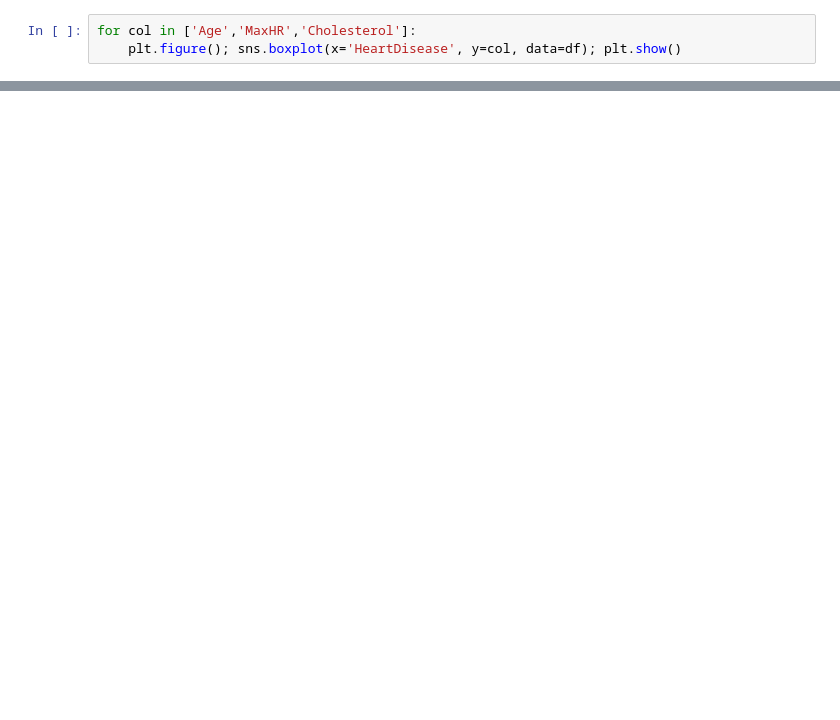
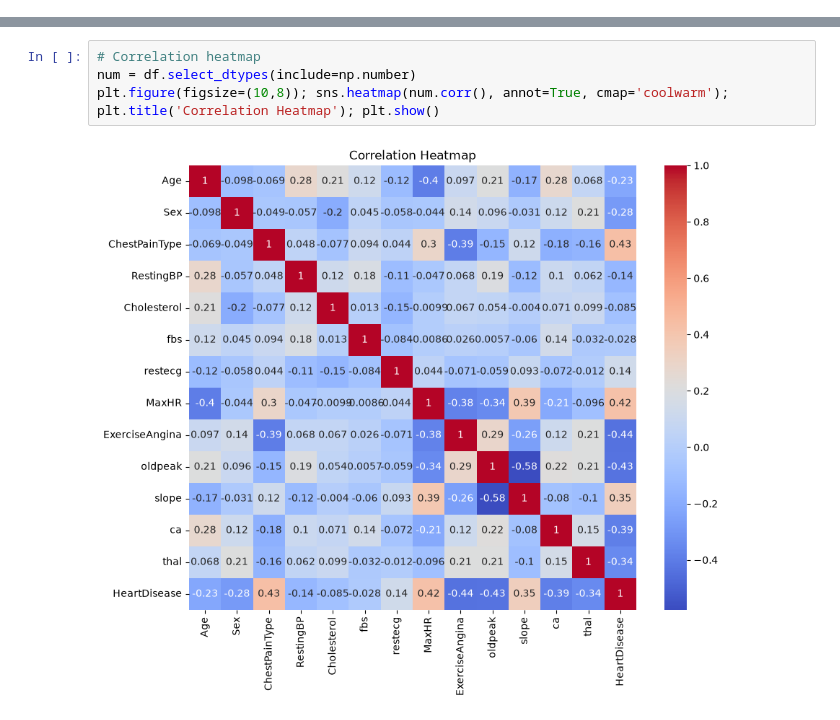
Before and after one commit to gidemark/-patient_records, a Jupyter notebook: heart_analysis_executed.ipynb, the cells around one changed output, grey strips where cells are left out. Cells and saved outputs as stored; diff of their text form; blank space fills up the shorter version.

```diff
--- a/heart_analysis_executed.ipynb
+++ b/heart_analysis_executed.ipynb
@@ -91,3 +0,0 @@ plt.figure(figsize=(10,8)); sns.heatmap(num.corr(), annot=True, cmap='coolwarm')
-# %%
-for col in ['Age','MaxHR','Cholesterol']:
-    plt.figure(); sns.boxplot(x='HeartDisease', y=col, data=df); plt.show()
@@ -211,0 +92,6 @@ plt.figure(figsize=(16,10)); plot_tree(best_dt, feature_names=X.columns, class_n
+# %%
+# Correlation heatmap
+num = df.select_dtypes(include=np.number)
+plt.figure(figsize=(10,8)); sns.heatmap(num.corr(), annot=True, cmap='coolwarm'); plt.title('Correlation Heatmap'); plt.show()
+# %% [output]
+[figure, added]
```
Also changed, not shown: parts of 35 cells of this notebook, 2 other files.
